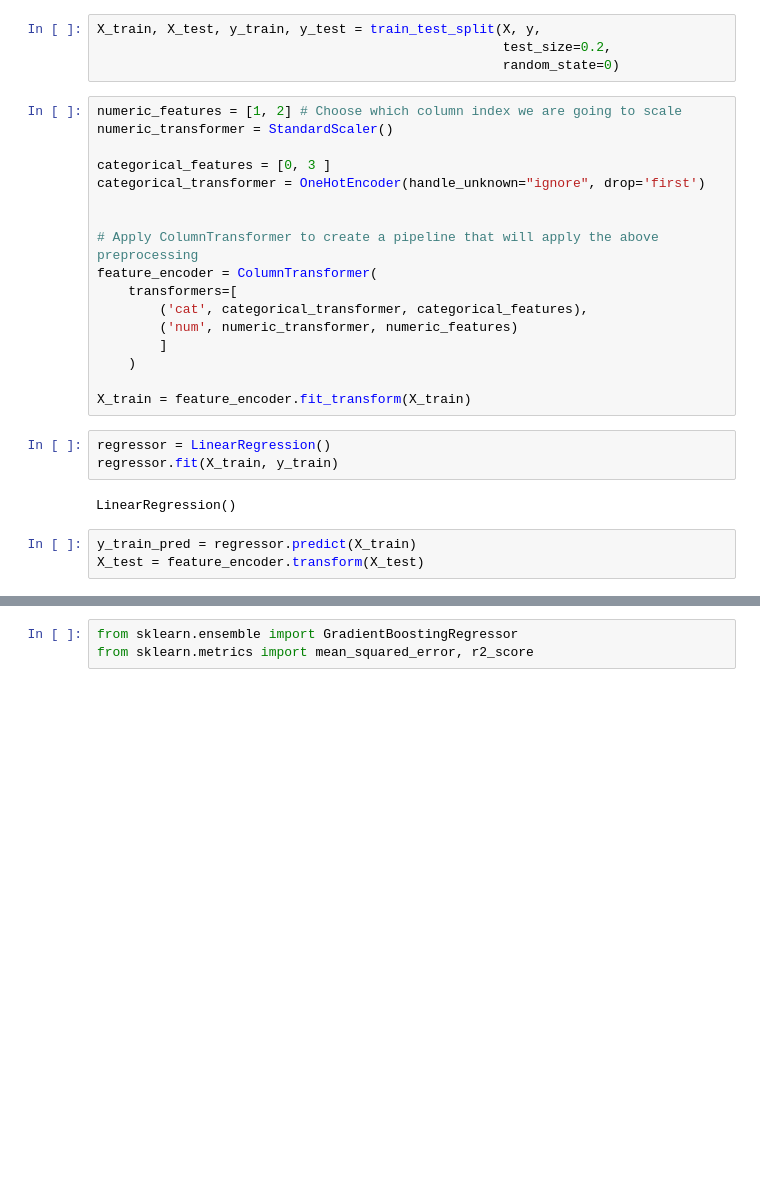
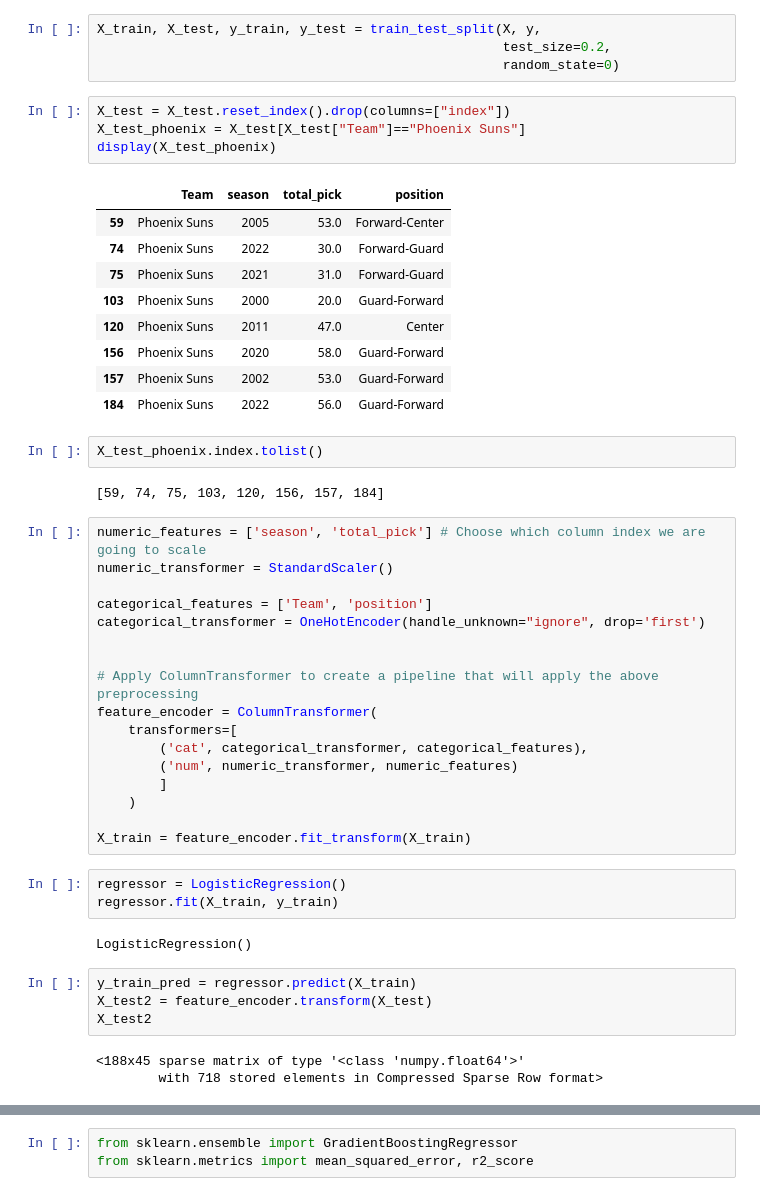
Before and after one commit to hugolo4/demodayJEDHA, a Jupyter notebook: prediction.ipynb, the cells around one changed output, grey strips where cells are left out. Saved outputs shown, nothing was run; the diff lists cells and outputs as text; blank space fills up the shorter version.

```diff
--- a/prediction.ipynb
+++ b/prediction.ipynb
@@ -22,11 +38,29 @@ y = merged_df.loc[:,"win_match"]
 X_train, X_test, y_train, y_test = train_test_split(X, y,
                                                     test_size=0.2,
                                                     random_state=0)
+# %%
+X_test = X_test.reset_index().drop(columns=["index"])
+X_test_phoenix = X_test[X_test["Team"]=="Phoenix Suns"]
+display(X_test_phoenix)
+# %% [output]
+|  | Team | season | total_pick | position |
+| 59 | Phoenix Suns | 2005 | 53.0 | Forward-Center |
+| 74 | Phoenix Suns | 2022 | 30.0 | Forward-Guard |
+| 75 | Phoenix Suns | 2021 | 31.0 | Forward-Guard |
+| 103 | Phoenix Suns | 2000 | 20.0 | Guard-Forward |
+| 120 | Phoenix Suns | 2011 | 47.0 | Center |
+| 156 | Phoenix Suns | 2020 | 58.0 | Guard-Forward |
+| 157 | Phoenix Suns | 2002 | 53.0 | Guard-Forward |
+| 184 | Phoenix Suns | 2022 | 56.0 | Guard-Forward |
+# %%
+X_test_phoenix.index.tolist()
+# %% [output]
+[59, 74, 75, 103, 120, 156, 157, 184]
 # %%
-numeric_features = [1, 2] # Choose which column index we are going to scale
+numeric_features = ['season', 'total_pick'] # Choose which column index we are going to scale
 numeric_transformer = StandardScaler()
 
-categorical_features = [0, 3 ]
+categorical_features = ['Team', 'position']
 categorical_transformer = OneHotEncoder(handle_unknown="ignore", drop='first')
 
 
@@ -40,11 +74,15 @@ feature_encoder = ColumnTransformer(
 
 X_train = feature_encoder.fit_transform(X_train)
 # %%
-regressor = LinearRegression()
+regressor = LogisticRegression()
 regressor.fit(X_train, y_train)
 # %% [output]
-LinearRegression()
+LogisticRegression()
 # %%
 y_train_pred = regressor.predict(X_train)
-X_test = feature_encoder.transform(X_test)
+X_test2 = feature_encoder.transform(X_test)
+X_test2
+# %% [output]
+<188x45 sparse matrix of type '<class 'numpy.float64'>'
+        with 718 stored elements in Compressed Sparse Row format>
 # %%
```
Also changed, not shown: parts of 13 cells of this notebook, 7 other files.
